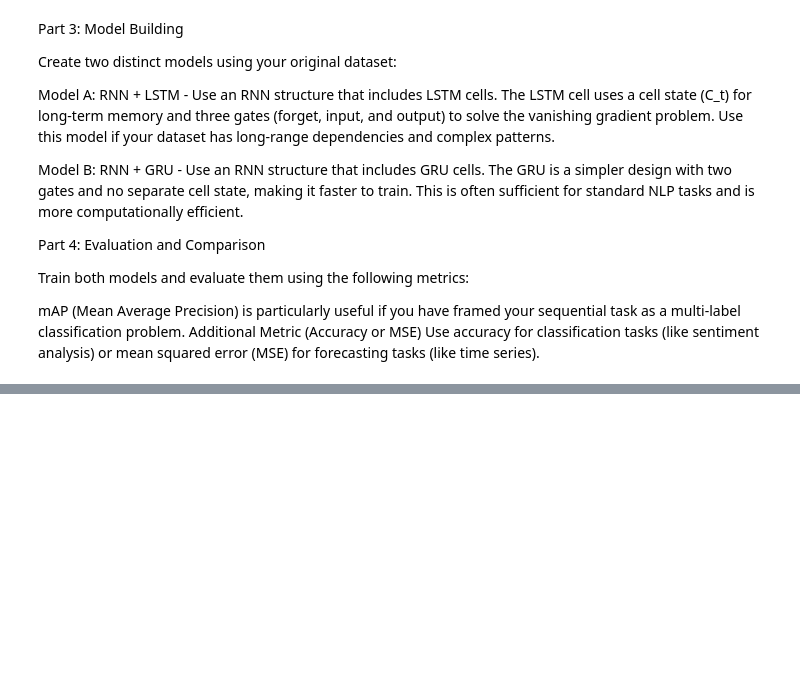
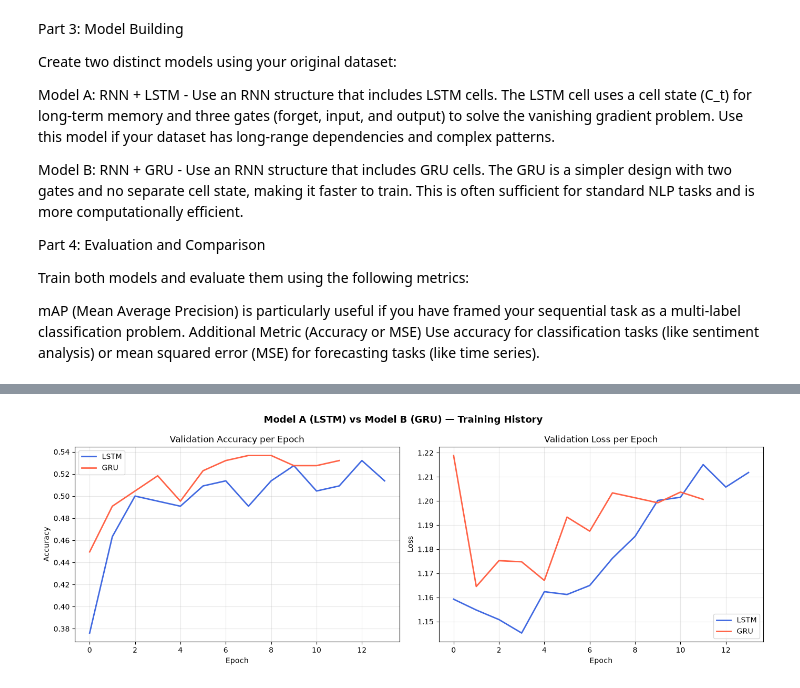
Before and after one commit to Sinichi2/DataScience4, a Jupyter notebook: ACT3/ACT3.ipynb, the cells around one changed output, grey strips where cells are left out. Saved outputs shown, nothing was run; the diff lists cells and outputs as text; code cells hidden in the pictures; blank space fills up the shorter version.

```diff
--- a/ACT3/ACT3.ipynb
+++ b/ACT3/ACT3.ipynb
@@ -192,0 +181,13 @@ print(f"Test  : {X_test.shape}  | Labels: {y_test.shape}")
+# %%
+# Sliding Window Sequence Creation
+# RNNs require 3-D input: (samples, timesteps, features).
+SEQ_LEN = 7
+
+def make_sequences(X, y, seq_len):
+    Xs, ys = [], []
+    for i in range(len(X) - seq_len):
+        Xs.append(X[i : i + seq_len])
+        ys.append(y[i + seq_len])
+    return np.array(Xs), np.array(ys)
+
+X_seq, y_seq = make_sequences(X_scaled, y_all, SEQ_LEN)
@@ -358,30 +510,35 @@ print(classification_report(y_test, y_pred_gru, target_names=le.classes_))
 # %%
-# ── Training History Comparison ───────────────────────────────────────────
+"""
+    Comparing the training history of Model A (LSTM) and Model B (GRU) to reveal the key differences in their learning dynamics.
+"""
+
+# Training History Comparison
 fig, axes = plt.subplots(1, 2, figsize=(14, 5))
 fig.suptitle('Model A (LSTM) vs Model B (GRU) — Training History',
              fontsize=13, fontweight='bold')
 
-# Validation accuracy per epoch: reveals convergence speed and peak performance
+# Validation accuracy per epoch: to reveal convergence speed and peak performance
 axes[0].plot(history_lstm.history['val_accuracy'], label='LSTM', color='royalblue', lw=2)
 axes[0].plot(history_gru.history['val_accuracy'],  label='GRU',  color='tomato',    lw=2)
 axes[0].set_title('Validation Accuracy per Epoch')
 axes[0].set_xlabel('Epoch')
 axes[0].set_ylabel('Accuracy')
 axes[0].legend()
 axes[0].grid(True, alpha=0.3)
 
 # Validation loss: GRU's simpler gating typically yields faster loss descent
 axes[1].plot(history_lstm.history['val_loss'], label='LSTM', color='royalblue', lw=2)
 axes[1].plot(history_gru.history['val_loss'],  label='GRU',  color='tomato',    lw=2)
 axes[1].set_title('Validation Loss per Epoch')
 axes[1].set_xlabel('Epoch')
 axes[1].set_ylabel('Loss')
 axes[1].legend()
 axes[1].grid(True, alpha=0.3)
 
 plt.tight_layout()
-plt.savefig('training_history.png', dpi=100, bbox_inches='tight')
 plt.show()
+# %% [output]
+[figure, added]
 # %%
 # Bar chart comparing final test metrics side by side
 fig2, (ax1, ax2) = plt.subplots(1, 2, figsize=(10, 4))
```
Also changed, not shown: parts of 27 cells of this notebook, 2 other files.
